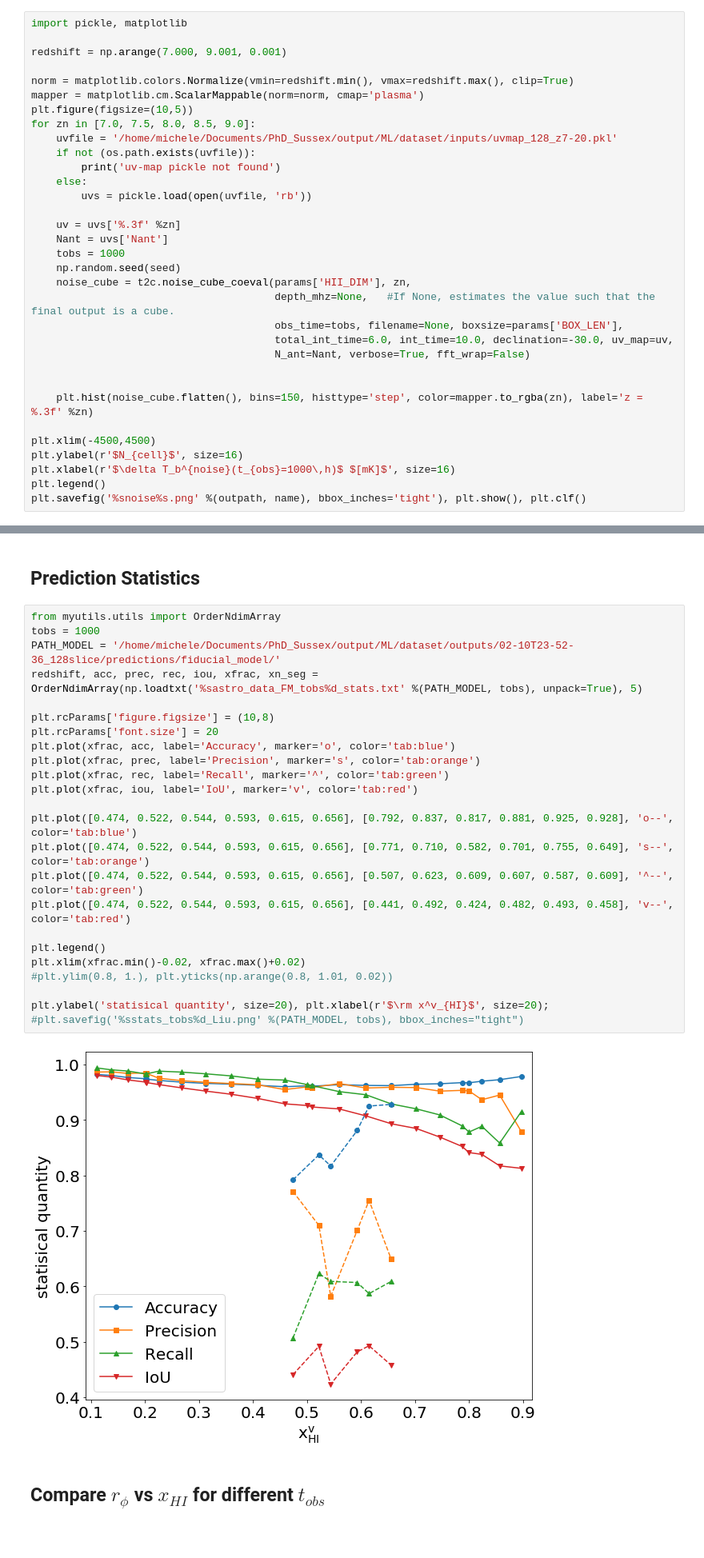
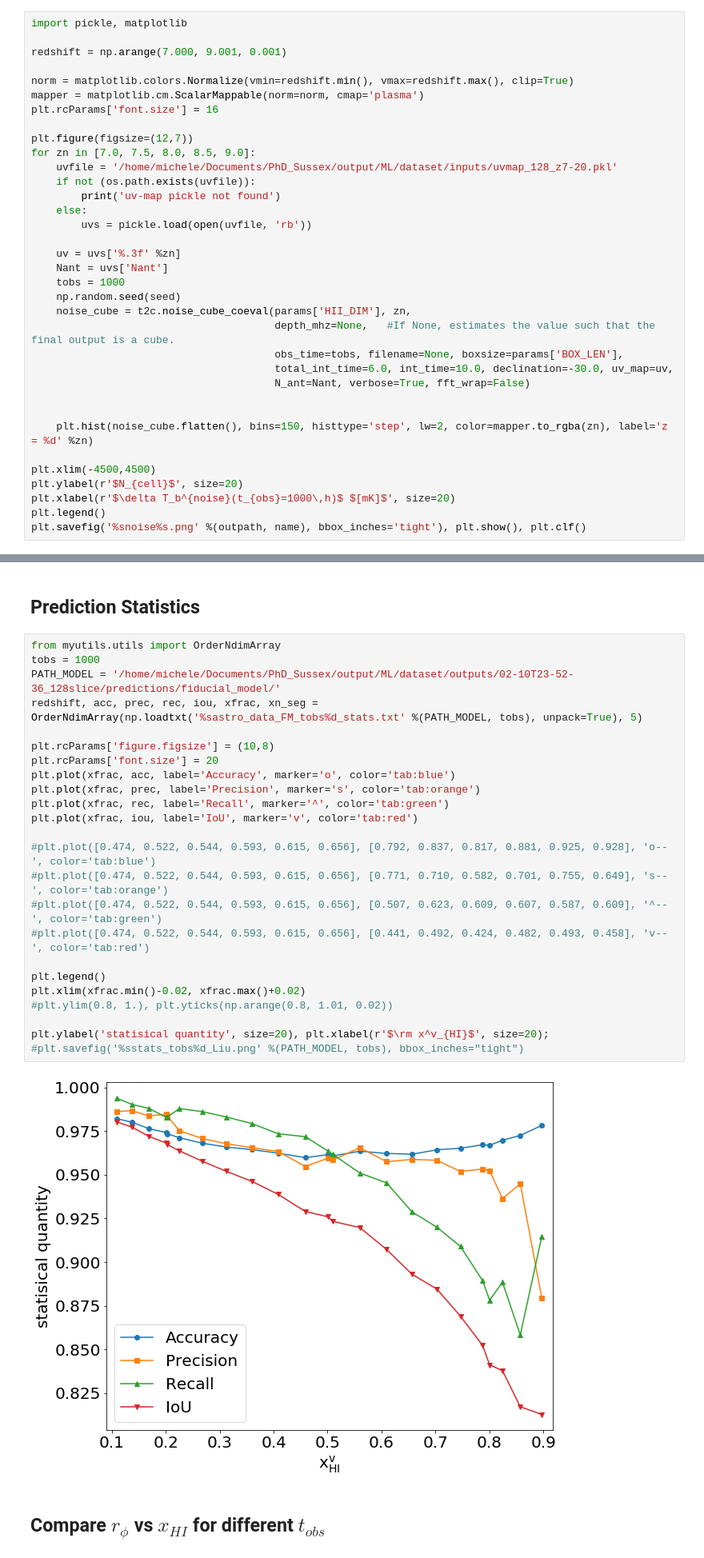
Before and after one commit to micbia/SegU-Net, a Jupyter notebook: pred21cm.ipynb, the cells around one changed output, grey strips where cells are left out. Shown at 80% size. Cells and saved outputs as stored; diff of their text form; blank space fills up the shorter version.

```diff
--- a/pred21cm.ipynb
+++ b/pred21cm.ipynb
@@ -215,7 +198,9 @@ redshift = np.arange(7.000, 9.001, 0.001)
 
 norm = matplotlib.colors.Normalize(vmin=redshift.min(), vmax=redshift.max(), clip=True)
 mapper = matplotlib.cm.ScalarMappable(norm=norm, cmap='plasma')
-plt.figure(figsize=(10,5))
+plt.rcParams['font.size'] = 16
+
+plt.figure(figsize=(12,7))
 for zn in [7.0, 7.5, 8.0, 8.5, 9.0]:
     uvfile = '/home/michele/Documents/PhD_Sussex/output/ML/dataset/inputs/uvmap_128_z7-20.pkl'
     if not (os.path.exists(uvfile)):
@@ -234,11 +219,11 @@ for zn in [7.0, 7.5, 8.0, 8.5, 9.0]:
                                        N_ant=Nant, verbose=True, fft_wrap=False)
 
 
-    plt.hist(noise_cube.flatten(), bins=150, histtype='step', color=mapper.to_rgba(zn), label='z = %.3f' %zn)
+    plt.hist(noise_cube.flatten(), bins=150, histtype='step', lw=2, color=mapper.to_rgba(zn), label='z = %d' %zn)
 
 plt.xlim(-4500,4500)
-plt.ylabel(r'$N_{cell}$', size=16)
-plt.xlabel(r'$\delta T_b^{noise}(t_{obs}=1000\,h)$ $[mK]$', size=16)
+plt.ylabel(r'$N_{cell}$', size=20)
+plt.xlabel(r'$\delta T_b^{noise}(t_{obs}=1000\,h)$ $[mK]$', size=20)
 plt.legend()
 plt.savefig('%snoise%s.png' %(outpath, name), bbox_inches='tight'), plt.show(), plt.clf()
 # %% [output]
@@ -789,29 +763,29 @@ r_phi_sp = 0.626 (z<7.75)       0.718 (z>8.25)
 # %%
 from myutils.utils import OrderNdimArray
 tobs = 1000
 PATH_MODEL = '/home/michele/Documents/PhD_Sussex/output/ML/dataset/outputs/02-10T23-52-36_128slice/predictions/fiducial_model/'
 redshift, acc, prec, rec, iou, xfrac, xn_seg = OrderNdimArray(np.loadtxt('%sastro_data_FM_tobs%d_stats.txt' %(PATH_MODEL, tobs), unpack=True), 5)
 
 plt.rcParams['figure.figsize'] = (10,8)
 plt.rcParams['font.size'] = 20
 plt.plot(xfrac, acc, label='Accuracy', marker='o', color='tab:blue')
 plt.plot(xfrac, prec, label='Precision', marker='s', color='tab:orange')
 plt.plot(xfrac, rec, label='Recall', marker='^', color='tab:green')
 plt.plot(xfrac, iou, label='IoU', marker='v', color='tab:red')
 
-plt.plot([0.474, 0.522, 0.544, 0.593, 0.615, 0.656], [0.792, 0.837, 0.817, 0.881, 0.925, 0.928], 'o--', color='tab:blue')
-plt.plot([0.474, 0.522, 0.544, 0.593, 0.615, 0.656], [0.771, 0.710, 0.582, 0.701, 0.755, 0.649], 's--', color='tab:orange')
-plt.plot([0.474, 0.522, 0.544, 0.593, 0.615, 0.656], [0.507, 0.623, 0.609, 0.607, 0.587, 0.609], '^--', color='tab:green')
-plt.plot([0.474, 0.522, 0.544, 0.593, 0.615, 0.656], [0.441, 0.492, 0.424, 0.482, 0.493, 0.458], 'v--', color='tab:red')
+#plt.plot([0.474, 0.522, 0.544, 0.593, 0.615, 0.656], [0.792, 0.837, 0.817, 0.881, 0.925, 0.928], 'o--', color='tab:blue')
+#plt.plot([0.474, 0.522, 0.544, 0.593, 0.615, 0.656], [0.771, 0.710, 0.582, 0.701, 0.755, 0.649], 's--', color='tab:orange')
+#plt.plot([0.474, 0.522, 0.544, 0.593, 0.615, 0.656], [0.507, 0.623, 0.609, 0.607, 0.587, 0.609], '^--', color='tab:green')
+#plt.plot([0.474, 0.522, 0.544, 0.593, 0.615, 0.656], [0.441, 0.492, 0.424, 0.482, 0.493, 0.458], 'v--', color='tab:red')
 
 plt.legend()
 plt.xlim(xfrac.min()-0.02, xfrac.max()+0.02)
 #plt.ylim(0.8, 1.), plt.yticks(np.arange(0.8, 1.01, 0.02))
 
 plt.ylabel('statisical quantity', size=20), plt.xlabel(r'$\rm x^v_{HI}$', size=20);
 #plt.savefig('%sstats_tobs%d_Liu.png' %(PATH_MODEL, tobs), bbox_inches="tight")
 # %% [output]
-[figure, old version]
+[figure, new version]
 # %% [markdown]
 ## Compare $r_{\phi}$ vs $x_{HI}$ for different $t_{obs}$
 # %%
```
Also changed, not shown: parts of 13 cells of this notebook, 14 other files.
